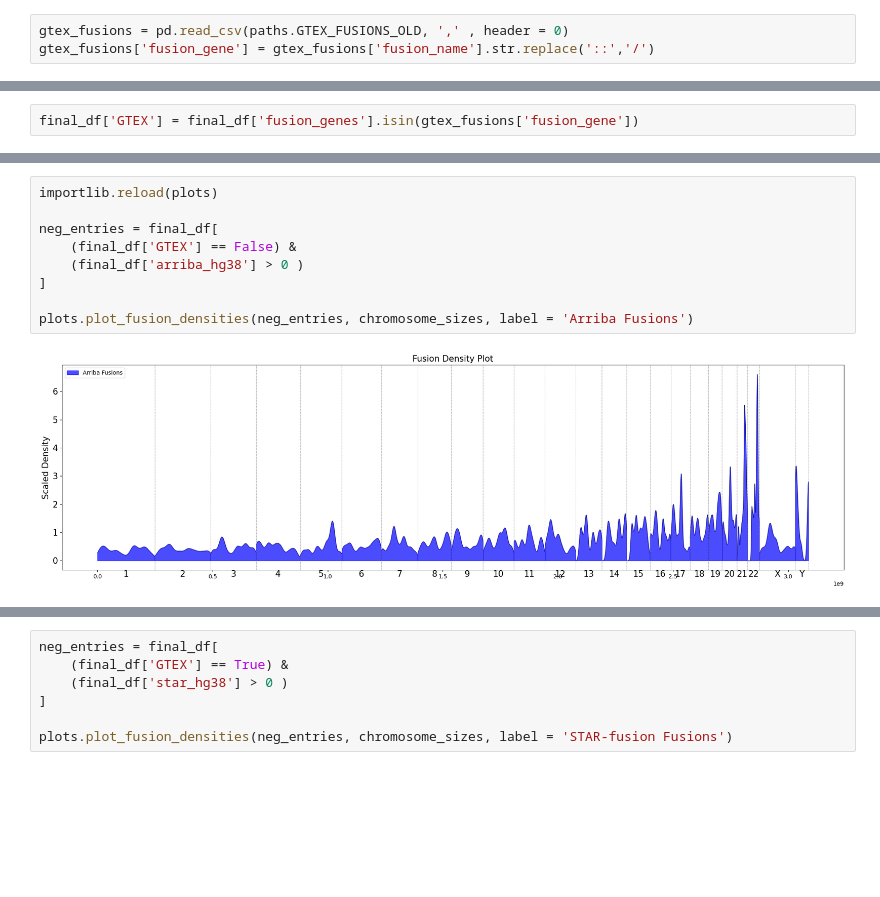
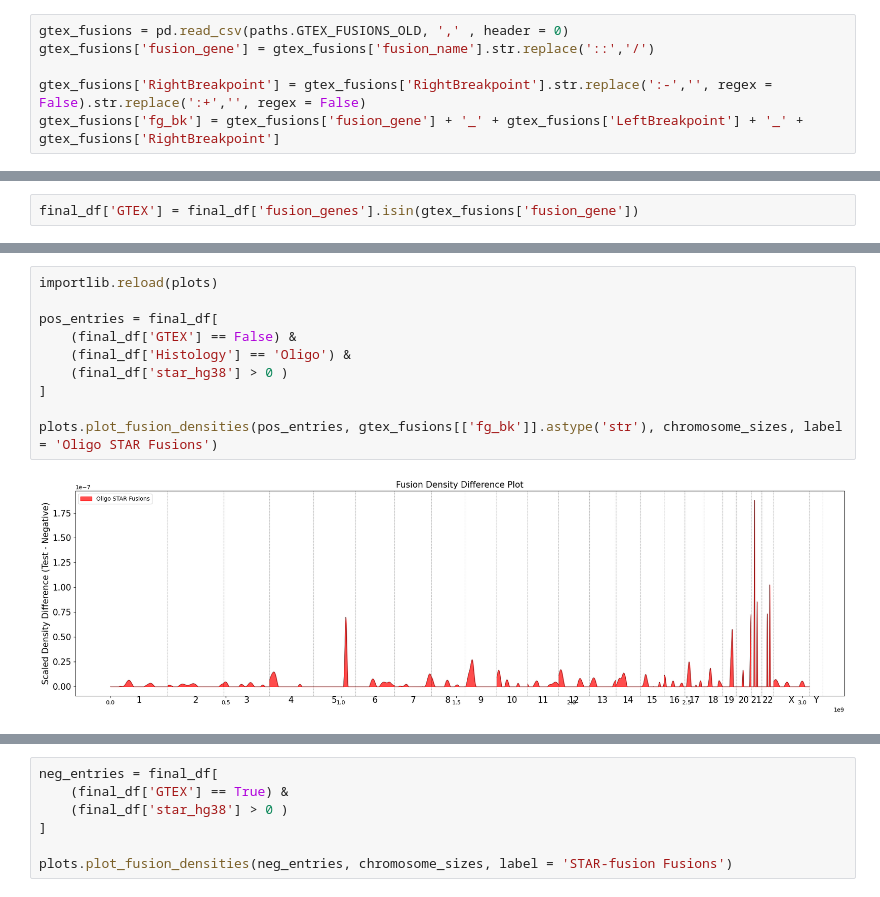
Before and after one commit to sermare/fusioncharacterization_gliomas, a Jupyter notebook: fcg/jupyter_notebooks/mapping_viz.ipynb, the cells around one changed output, grey strips where cells are left out. Drawn from its saved outputs; the diff is of its cells as text; blank space fills up the shorter version.

Commit message:
refined the plot_positive_fusion_histogram function. We see hot-spots in chromosome 19 for Oligodendrolgiomas and chromosome 7 for GBM/ In astro we see chr10/19 (inconclusive)

```diff
--- a/fcg/jupyter_notebooks/mapping_viz.ipynb
+++ b/fcg/jupyter_notebooks/mapping_viz.ipynb
@@ -23,6 +23,9 @@ final_df['fusion_genes'] = final_df['fg_bk'].str.split('_', expand = True)[0]
 # %%
 gtex_fusions = pd.read_csv(paths.GTEX_FUSIONS_OLD, ',' , header = 0)
 gtex_fusions['fusion_gene'] = gtex_fusions['fusion_name'].str.replace('::','/')
+
+gtex_fusions['RightBreakpoint'] = gtex_fusions['RightBreakpoint'].str.replace(':-','', regex = False).str.replace(':+','', regex = False)
+gtex_fusions['fg_bk'] = gtex_fusions['fusion_gene'] + '_' + gtex_fusions['LeftBreakpoint'] + '_' + gtex_fusions['RightBreakpoint']
 # %%
 chromosome_sizes = pd.read_csv(paths.CYTOBAND_FILE, '\t', header = None, names = ['chrom', 'start', 'end','annot', 'gieStain'])
 chromosome_sizes = chromosome_sizes[chromosome_sizes['annot'].notna()]
@@ -42,11 +211,12 @@ plots.plot_fusion_densities(neg_entries, chromosome_sizes, label = 'Arriba Fusio
 # %%
 importlib.reload(plots)
 
-neg_entries = final_df[
+pos_entries = final_df[
     (final_df['GTEX'] == False) &
-    (final_df['arriba_hg38'] > 0 )
+    (final_df['Histology'] == 'Oligo') &
+    (final_df['star_hg38'] > 0 )
 ]
 
-plots.plot_fusion_densities(neg_entries, chromosome_sizes, label = 'Arriba Fusions')
+plots.plot_fusion_densities(pos_entries, gtex_fusions[['fg_bk']].astype('str'), chromosome_sizes, label = 'Oligo STAR Fusions')
 # %% [output]
-[figure, old version]
+[figure, new version]
```
Also changed, not shown: parts of 16 cells of this notebook, 1 other file.
